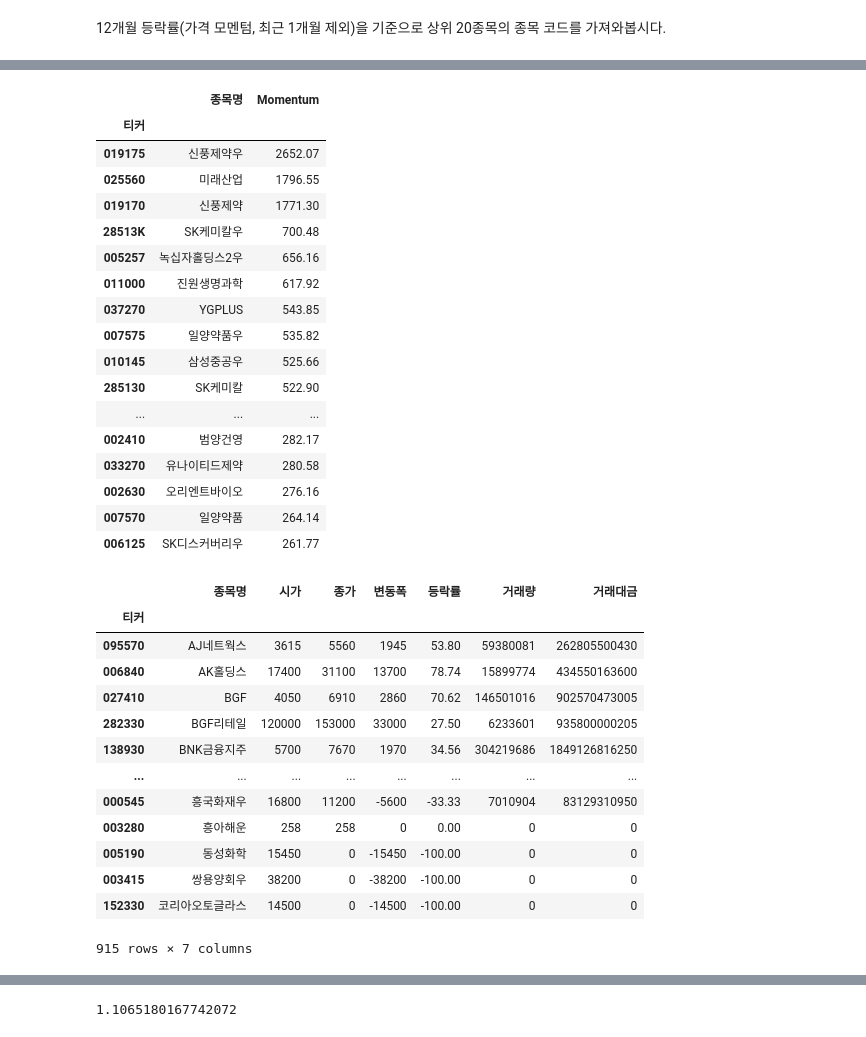
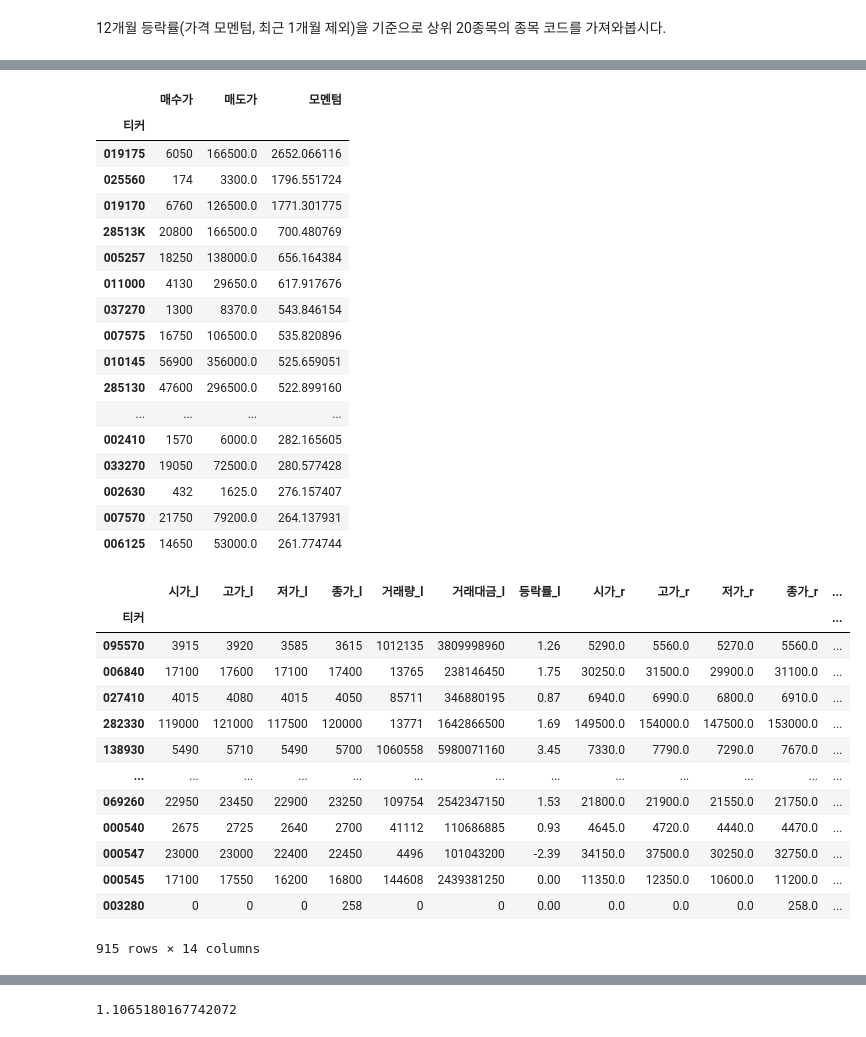
Before and after one commit to sharebook-kr/book-pandas-for-finance, a Jupyter notebook: ch13/ch13-momentum.ipynb, the cells around one changed output, grey strips where cells are left out. Cells and saved outputs as stored; diff of their text form; code cells hidden in the pictures.

```diff
--- a/ch13/ch13-momentum.ipynb
+++ b/ch13/ch13-momentum.ipynb
@@ -96,47 +96,44 @@ kospi.sort_values(by='등락률', ascending=False)[:20]
 # %%
-kospi_momentum20 = kospi.sort_values(by='등락률', ascending=False)[:20]
-kospi_momentum20 = kospi_momentum20[['종목명', '등락률']]
-kospi_momentum20.rename(columns={"등락률": "Momentum"}, inplace=True)
+kospi_momentum20 = kospi.sort_values(by='모멘텀', ascending=False)[:20]
+kospi_momentum20.rename(columns={"종가_l": "매수가", "종가_r": "매도가"}, inplace=True)
 kospi_momentum20
 # %% [output]
-|  | 종목명 | Momentum |
-| 티커 |  |  |
-| 019175 | 신풍제약우 | 2652.07 |
-| 025560 | 미래산업 | 1796.55 |
-| 019170 | 신풍제약 | 1771.30 |
-| 28513K | SK케미칼우 | 700.48 |
-| 005257 | 녹십자홀딩스2우 | 656.16 |
-| 011000 | 진원생명과학 | 617.92 |
-| 037270 | YGPLUS | 543.85 |
-| 007575 | 일양약품우 | 535.82 |
-| 010145 | 삼성중공우 | 525.66 |
-| 285130 | SK케미칼 | 522.90 |
-| ... | ... | ... |
-| 002410 | 범양건영 | 282.17 |
-| 033270 | 유나이티드제약 | 280.58 |
-| 002630 | 오리엔트바이오 | 276.16 |
-| 007570 | 일양약품 | 264.14 |
-| 006125 | SK디스커버리우 | 261.77 |
+|  | 매수가 | 매도가 | 모멘텀 |
+| 티커 |  |  |  |
+| 019175 | 6050 | 166500.0 | 2652.066116 |
+| 025560 | 174 | 3300.0 | 1796.551724 |
+| 019170 | 6760 | 126500.0 | 1771.301775 |
+| 28513K | 20800 | 166500.0 | 700.480769 |
+| 005257 | 18250 | 138000.0 | 656.164384 |
+| 011000 | 4130 | 29650.0 | 617.917676 |
+| 037270 | 1300 | 8370.0 | 543.846154 |
+| 007575 | 16750 | 106500.0 | 535.820896 |
+| 010145 | 56900 | 356000.0 | 525.659051 |
+| 285130 | 47600 | 296500.0 | 522.899160 |
+| ... | ... | ... | ... |
+| 002410 | 1570 | 6000.0 | 282.165605 |
+| 033270 | 19050 | 72500.0 | 280.577428 |
+| 002630 | 432 | 1625.0 | 276.157407 |
+| 007570 | 21750 | 79200.0 | 264.137931 |
+| 006125 | 14650 | 53000.0 | 261.774744 |
 # %%
-pct_df = stock.get_market_price_change_by_ticker(
-    fromdate="20201103",  # 2020-11-02일 종가가 시가 컬럼임
-    todate="20210430",
-    market="KOSPI"
-)
+df3 = stock.get_market_ohlcv_by_ticker("20201102")
+df4 = stock.get_market_ohlcv_by_ticker("20210430")
+pct_df = df3.join(df4, lsuffix="_l", rsuffix="_r")
 pct_df
 # %% [output]
-|  | 종목명 | 시가 | 종가 | 변동폭 | 등락률 | 거래량 | 거래대금 |
-| 티커 |  |  |  |  |  |  |  |
-| 095570 | AJ네트웍스 | 3615 | 5560 | 1945 | 53.80 | 59380081 | 262805500430 |
-| 006840 | AK홀딩스 | 17400 | 31100 | 13700 | 78.74 | 15899774 | 434550163600 |
-| 027410 | BGF | 4050 | 6910 | 2860 | 70.62 | 146501016 | 902570473005 |
-| 282330 | BGF리테일 | 120000 | 153000 | 33000 | 27.50 | 6233601 | 935800000205 |
-| 138930 | BNK금융지주 | 5700 | 7670 | 1970 | 34.56 | 304219686 | 1849126816250 |
-| ... | ... | ... | ... | ... | ... | ... | ... |
-| 000545 | 흥국화재우 | 16800 | 11200 | -5600 | -33.33 | 7010904 | 83129310950 |
-| 003280 | 흥아해운 | 258 | 258 | 0 | 0.00 | 0 | 0 |
-| 005190 | 동성화학 | 15450 | 0 | -15450 | -100.00 | 0 | 0 |
-| 003415 | 쌍용양회우 | 38200 | 0 | -38200 | -100.00 | 0 | 0 |
-| 152330 | 코리아오토글라스 | 14500 | 0 | -14500 | -100.00 | 0 | 0 |
+|  | 시가_l | 고가_l | 저가_l | 종가_l | 거래량_l | 거래대금_l | 등락률_l | 시가_r | 고가_r | 저가_r | 종가_r | ... |
+| 티커 |  |  |  |  |  |  |  |  |  |  |  | ... |
+| 095570 | 3915 | 3920 | 3585 | 3615 | 1012135 | 3809998960 | 1.26 | 5290.0 | 5560.0 | 5270.0 | 5560.0 | ... |
+| 006840 | 17100 | 17600 | 17100 | 17400 | 13765 | 238146450 | 1.75 | 30250.0 | 31500.0 | 29900.0 | 31100.0 | ... |
+| 027410 | 4015 | 4080 | 4015 | 4050 | 85711 | 346880195 | 0.87 | 6940.0 | 6990.0 | 6800.0 | 6910.0 | ... |
+| 282330 | 119000 | 121000 | 117500 | 120000 | 13771 | 1642866500 | 1.69 | 149500.0 | 154000.0 | 147500.0 | 153000.0 | ... |
+| 138930 | 5490 | 5710 | 5490 | 5700 | 1060558 | 5980071160 | 3.45 | 7330.0 | 7790.0 | 7290.0 | 7670.0 | ... |
+| ... | ... | ... | ... | ... | ... | ... | ... | ... | ... | ... | ... | ... |
+| 069260 | 22950 | 23450 | 22900 | 23250 | 109754 | 2542347150 | 1.53 | 21800.0 | 21900.0 | 21550.0 | 21750.0 | ... |
+| 000540 | 2675 | 2725 | 2640 | 2700 | 41112 | 110686885 | 0.93 | 4645.0 | 4720.0 | 4440.0 | 4470.0 | ... |
+| 000547 | 23000 | 23000 | 22400 | 22450 | 4496 | 101043200 | -2.39 | 34150.0 | 37500.0 | 30250.0 | 32750.0 | ... |
+| 000545 | 17100 | 17550 | 16200 | 16800 | 144608 | 2439381250 | 0.00 | 11350.0 | 12350.0 | 10600.0 | 11200.0 | ... |
+| 003280 | 0 | 0 | 0 | 258 | 0 | 0 | 0.00 | 0.0 | 0.0 | 0.0 | 258.0 | ... |
-915 rows × 7 columns
+915 rows × 14 columns
 # %%
```
Also changed, not shown: parts of 32 cells of this notebook, 1 other file.
